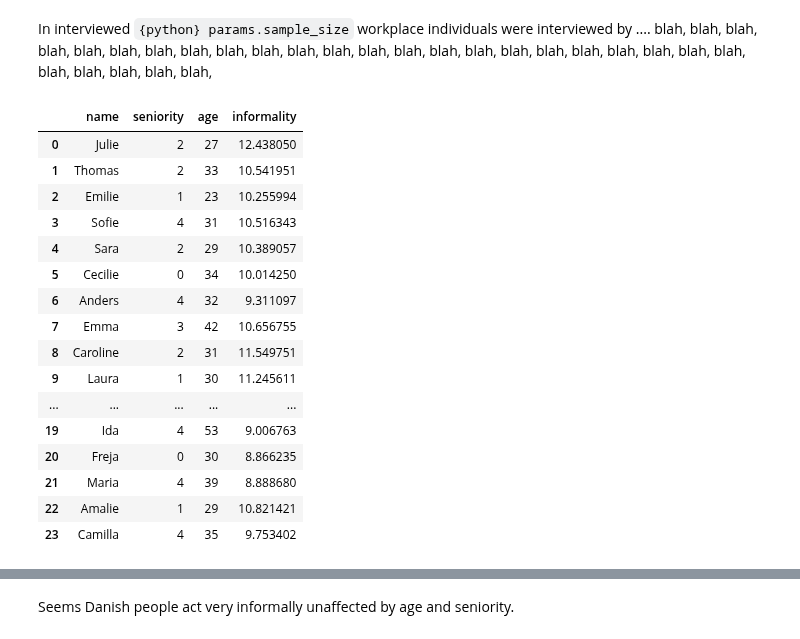
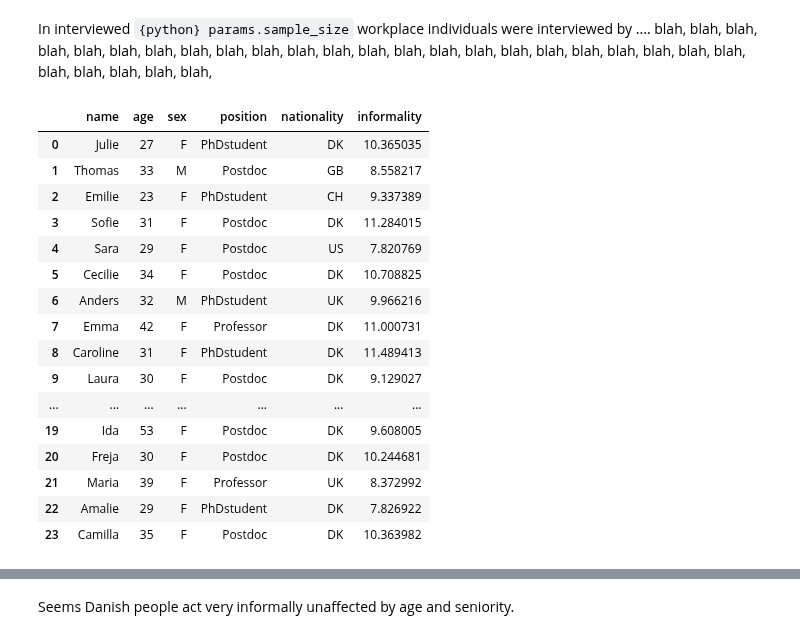
Before and after one commit to munch-group/hic-xy-sperm, a Jupyter notebook: notebooks/example.ipynb, the cells around one changed output, grey strips where cells are left out. Cells and saved outputs as stored; diff of their text form; code cells hidden in the pictures.

```diff
--- a/notebooks/example.ipynb
+++ b/notebooks/example.ipynb
@@ -87,30 +119,28 @@ blah blah blah blah blah blah blah blah blah blah blah blah blah blah blah blah
 In interviewed `{python} params.sample_size` workplace individuals were interviewed by .... blah, blah, blah, blah, blah, blah, blah, blah, blah, blah, blah, blah, blah, blah,
 blah, blah, blah, blah, blah, blah, blah, blah, blah, blah, blah, blah, blah, blah,
 # %%
-
-#| label: tbl-measured-informality
-#| tbl-cap: "Informality quantified for subjects in the study."
-
-df = pd.DataFrame({'name': subjects.name,
-                   'seniority': np.random.randint(0, 5, params.sample_size),
-                   'age': subjects.age})
-df['informality'] = np.random.normal(loc=10, scale=1, size=params.sample_size)
-df
+# generate some random sample data
+scores = pd.DataFrame({
+    'name': subjects.name,
+    'informality': np.random.normal(loc=10, scale=1, size=params.sample_size)
+})
+data = pd.merge(subjects, scores, on='name')
+data
 # %% [output]
-|  | name | seniority | age | informality |
-| 0 | Julie | 2 | 27 | 12.438050 |
-| 1 | Thomas | 2 | 33 | 10.541951 |
-| 2 | Emilie | 1 | 23 | 10.255994 |
-| 3 | Sofie | 4 | 31 | 10.516343 |
-| 4 | Sara | 2 | 29 | 10.389057 |
-| 5 | Cecilie | 0 | 34 | 10.014250 |
-| 6 | Anders | 4 | 32 | 9.311097 |
-| 7 | Emma | 3 | 42 | 10.656755 |
-| 8 | Caroline | 2 | 31 | 11.549751 |
-| 9 | Laura | 1 | 30 | 11.245611 |
-| ... | ... | ... | ... | ... |
-| 19 | Ida | 4 | 53 | 9.006763 |
-| 20 | Freja | 0 | 30 | 8.866235 |
-| 21 | Maria | 4 | 39 | 8.888680 |
-| 22 | Amalie | 1 | 29 | 10.821421 |
-| 23 | Camilla | 4 | 35 | 9.753402 |
+|  | name | age | sex | position | nationality | informality |
+| 0 | Julie | 27 | F | PhDstudent | DK | 10.365035 |
+| 1 | Thomas | 33 | M | Postdoc | GB | 8.558217 |
+| 2 | Emilie | 23 | F | PhDstudent | CH | 9.337389 |
+| 3 | Sofie | 31 | F | Postdoc | DK | 11.284015 |
+| 4 | Sara | 29 | F | Postdoc | US | 7.820769 |
+| 5 | Cecilie | 34 | F | Postdoc | DK | 10.708825 |
+| 6 | Anders | 32 | M | PhDstudent | UK | 9.966216 |
+| 7 | Emma | 42 | F | Professor | DK | 11.000731 |
+| 8 | Caroline | 31 | F | PhDstudent | DK | 11.489413 |
+| 9 | Laura | 30 | F | Postdoc | DK | 9.129027 |
+| ... | ... | ... | ... | ... | ... | ... |
+| 19 | Ida | 53 | F | Postdoc | DK | 9.608005 |
+| 20 | Freja | 30 | F | Postdoc | DK | 10.244681 |
+| 21 | Maria | 39 | F | Professor | UK | 8.372992 |
+| 22 | Amalie | 29 | F | PhDstudent | DK | 7.826922 |
+| 23 | Camilla | 35 | F | Postdoc | DK | 10.363982 |
```
Also changed, not shown: parts of 19 cells of this notebook, 26 other files.
